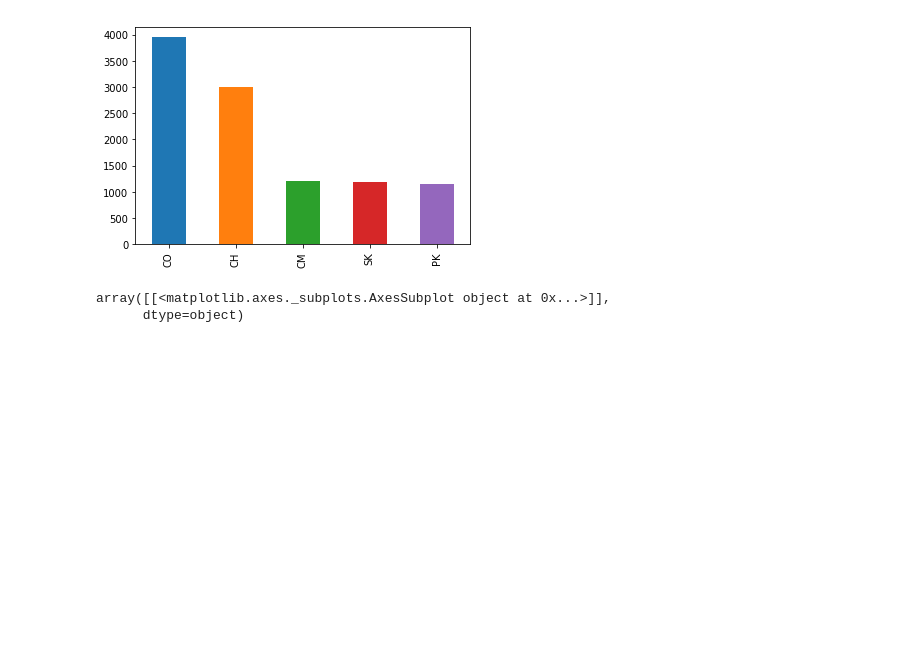
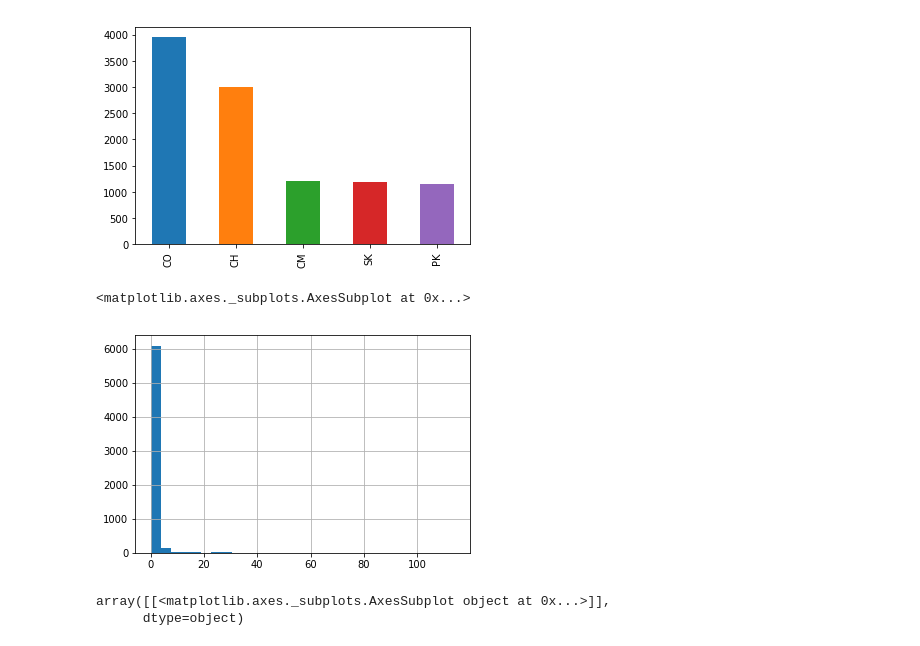
Before and after one commit to smnorris/bcfishobs_spp-by-slope, a Jupyter notebook: notebooks/Observations_species_slope.ipynb, the cells around one changed output. Saved outputs shown, nothing was run; the diff lists cells and outputs as text; code cells hidden in the pictures; blank space fills up the shorter version.

```diff
--- a/notebooks/Observations_species_slope.ipynb
+++ b/notebooks/Observations_species_slope.ipynb
@@ -71,6 +71,16 @@ pandas.value_counts(all_spp['species_code']).plot.bar()
 # %% [output]
 <matplotlib.axes._subplots.AxesSubplot at 0x...>
 [figure]
+# %%
+# generally compare the two slope values, where length of the edge between vertices is > 5m
+edge_gt1m = unique_pts[unique_pts['vertex_length'] > 5]
+
+diff = edge_gt1m['vertex_slope'] - edge_gt1m['segment_slope']
+diff = diff.abs()
+diff.hist(bins=30)
+# %% [output]
+<matplotlib.axes._subplots.AxesSubplot at 0x...>
+[figure, added]
 # %%
 # histogram of slopes between vertexes where slope < 100%
 unique_pts[unique_pts['vertex_slope'] < 100].hist(column='vertex_slope', bins=20)
```
Also changed, not shown: parts of 1 cell of this notebook.
